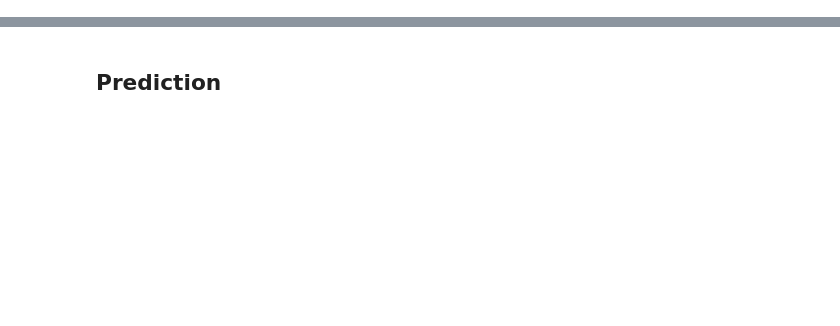
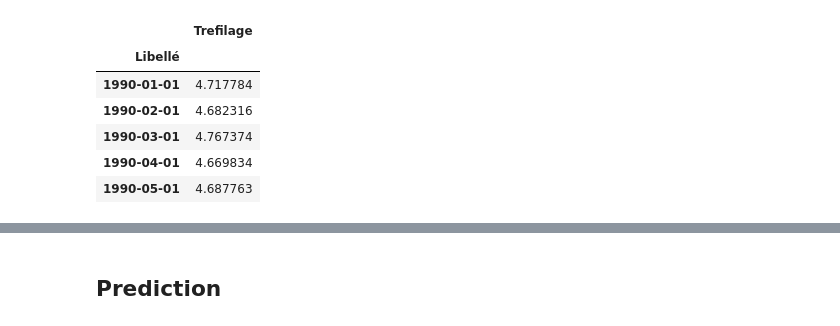
Before and after one commit to DimSum2k20/TimeSeries, a Jupyter notebook: partie2_modeles_arima_sarima.ipynb, the cells around one changed output, grey strips where cells are left out. Drawn from its saved outputs; the diff is of its cells as text; code cells hidden in the pictures; blank space fills up the shorter version.

```diff
--- a/partie2_modeles_arima_sarima.ipynb
+++ b/partie2_modeles_arima_sarima.ipynb
@@ -16,0 +19,20 @@ os.getcwd()
+# %%
+dfT = pd.read_csv(
+   "Trefilage/valeurs_mensuelles.csv",
+    sep=";",
+    skiprows=[1, 2],
+    index_col="Libellé",
+    parse_dates=["Libellé"])
+dfT.columns = ["Trefilage","ToDelete"]
+del(dfT["ToDelete"])
+
+log_dfT = np.log(dfT)
+log_dfT.head()
+# %% [output]
+|  | Trefilage |
+| Libellé |  |
+| 1990-01-01 | 4.717784 |
+| 1990-02-01 | 4.682316 |
+| 1990-03-01 | 4.767374 |
+| 1990-04-01 | 4.669834 |
+| 1990-05-01 | 4.687763 |
```
Also changed, not shown: parts of 36 cells of this notebook.
